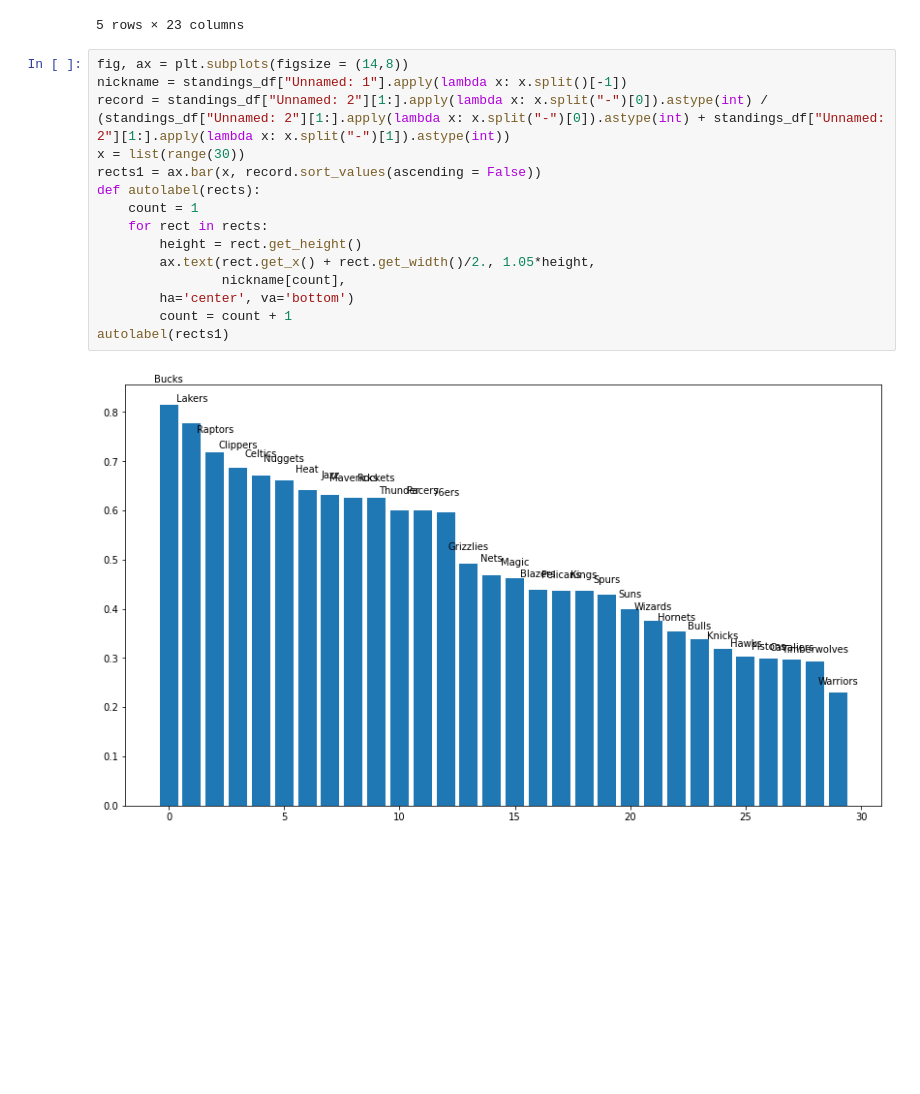
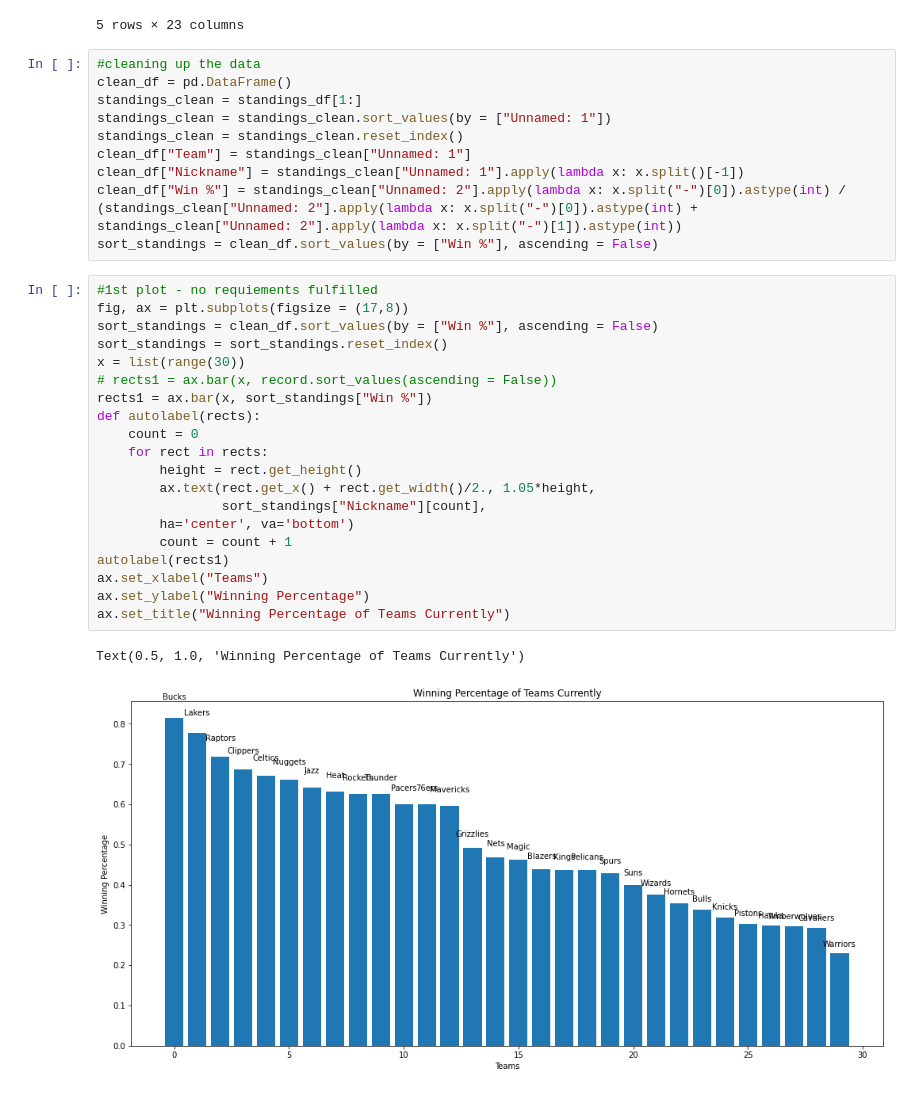
Before and after one commit to cjdunteman/cs320_final, a Jupyter notebook: experimenting.ipynb, the cells around one changed output. Saved outputs shown, nothing was run; the diff lists cells and outputs as text; blank space fills up the shorter version.

```diff
--- a/experimenting.ipynb
+++ b/experimenting.ipynb
@@ -23,20 +23,36 @@ standings_df.head()
 | 3 | 3 | Toronto Raptors | 46-18 | 23-9 | 23-9 | 30-10 | 16-8 | 8-4 | 12-3 | ... |
 | 4 | 4 | Los Angeles Clippers | 44-20 | 25-7 | 19-13 | 17-6 | 27-14 | 5-2 | 4-3 | ... |
 5 rows × 23 columns
+# %%
+#cleaning up the data
+clean_df = pd.DataFrame()
+standings_clean = standings_df[1:]
+standings_clean = standings_clean.sort_values(by = ["Unnamed: 1"])
+standings_clean = standings_clean.reset_index()
+clean_df["Team"] = standings_clean["Unnamed: 1"]
+clean_df["Nickname"] = standings_clean["Unnamed: 1"].apply(lambda x: x.split()[-1])
+clean_df["Win %"] = standings_clean["Unnamed: 2"].apply(lambda x: x.split("-")[0]).astype(int) / (standings_clean["Unnamed: 2"].apply(lambda x: x.split("-")[0]).astype(int) + standings_clean["Unnamed: 2"].apply(lambda x: x.split("-")[1]).astype(int))
+sort_standings = clean_df.sort_values(by = ["Win %"], ascending = False)
 # %%
-fig, ax = plt.subplots(figsize = (14,8))
-nickname = standings_df["Unnamed: 1"].apply(lambda x: x.split()[-1])
-record = standings_df["Unnamed: 2"][1:].apply(lambda x: x.split("-")[0]).astype(int) / (standings_df["Unnamed: 2"][1:].apply(lambda x: x.split("-")[0]).astype(int) + standings_df["Unnamed: 2"][1:].apply(lambda x: x.split("-")[1]).astype(int))
+#1st plot - no requiements fulfilled
+fig, ax = plt.subplots(figsize = (17,8))
+sort_standings = clean_df.sort_values(by = ["Win %"], ascending = False)
+sort_standings = sort_standings.reset_index()
 x = list(range(30))
-rects1 = ax.bar(x, record.sort_values(ascending = False))
+# rects1 = ax.bar(x, record.sort_values(ascending = False))
+rects1 = ax.bar(x, sort_standings["Win %"])
 def autolabel(rects):
-    count = 1
+    count = 0
     for rect in rects:
         height = rect.get_height()
         ax.text(rect.get_x() + rect.get_width()/2., 1.05*height,
-                nickname[count],
+                sort_standings["Nickname"][count],
         ha='center', va='bottom')
         count = count + 1
 autolabel(rects1)
+ax.set_xlabel("Teams")
+ax.set_ylabel("Winning Percentage")
+ax.set_title("Winning Percentage of Teams Currently")
 # %% [output]
+Text(0.5, 1.0, 'Winning Percentage of Teams Currently')
-[figure, old version]
+[figure, new version]
```
Also changed, not shown: parts of 4 cells of this notebook.
